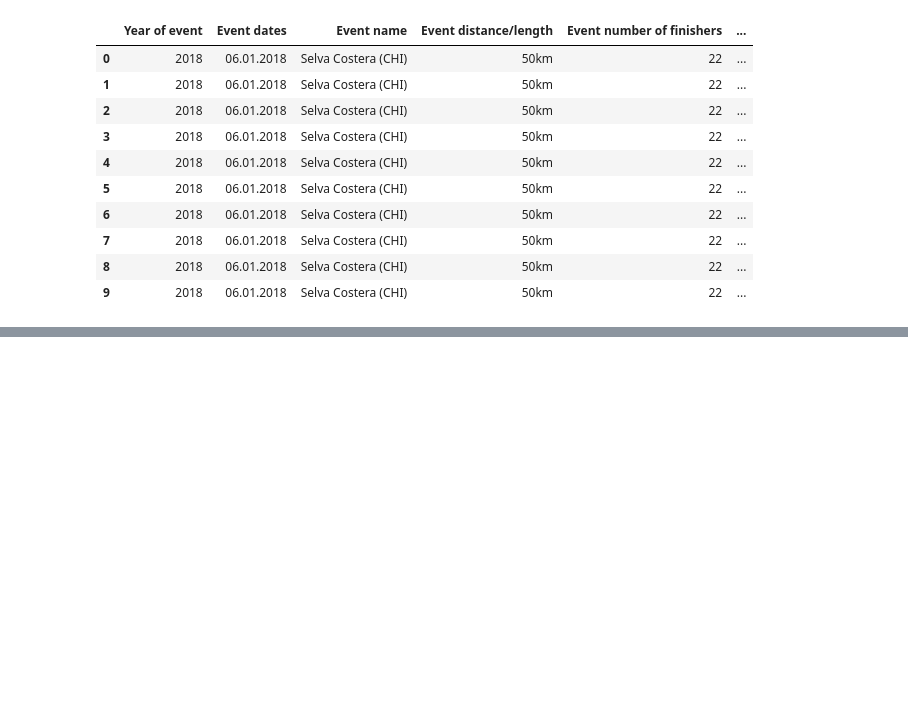
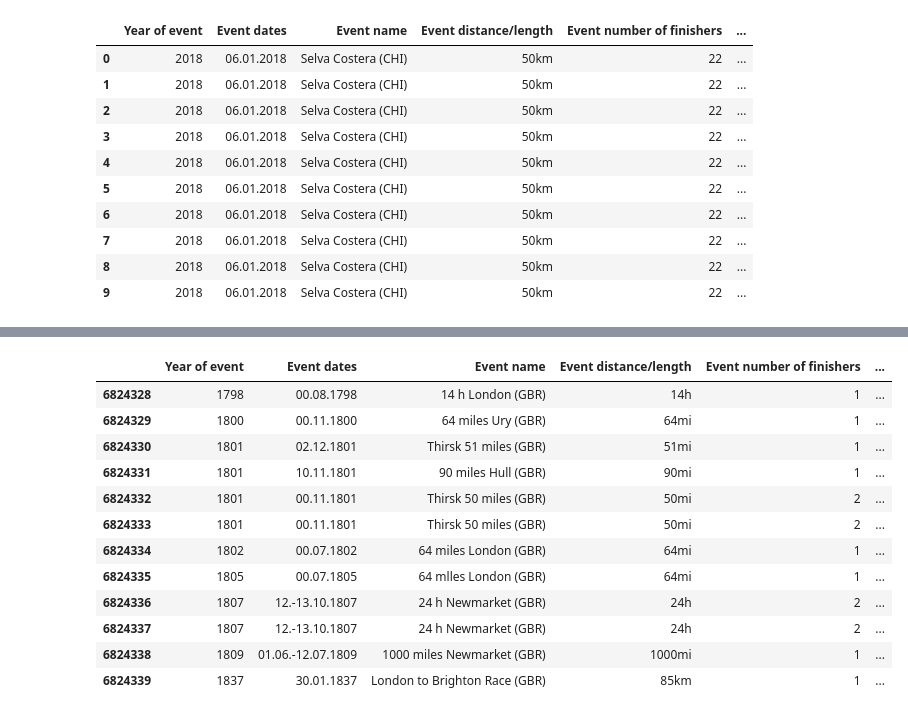
Before and after one commit to corpsedust/Python_Stuff, a Jupyter notebook: EDA_Project_1.ipynb, the cells around one changed output, grey strips where cells are left out. Drawn from its saved outputs; the diff is of its cells as text; code cells hidden in the pictures; blank space fills up the shorter version.

```diff
--- a/EDA_Project_1.ipynb
+++ b/EDA_Project_1.ipynb
@@ -23,0 +112,17 @@ df.head(10)
+# %%
+#just checking how many entries before 1850
+df[df["Year of event"] <= 1850]
+# %% [output]
+|  | Year of event | Event dates | Event name | Event distance/length | Event number of finishers | ... |
+| 6824328 | 1798 | 00.08.1798 | 14 h London (GBR) | 14h | 1 | ... |
+| 6824329 | 1800 | 00.11.1800 | 64 miles Ury (GBR) | 64mi | 1 | ... |
+| 6824330 | 1801 | 02.12.1801 | Thirsk 51 miles (GBR) | 51mi | 1 | ... |
+| 6824331 | 1801 | 10.11.1801 | 90 miles Hull (GBR) | 90mi | 1 | ... |
+| 6824332 | 1801 | 00.11.1801 | Thirsk 50 miles (GBR) | 50mi | 2 | ... |
+| 6824333 | 1801 | 00.11.1801 | Thirsk 50 miles (GBR) | 50mi | 2 | ... |
+| 6824334 | 1802 | 00.07.1802 | 64 miles London (GBR) | 64mi | 1 | ... |
+| 6824335 | 1805 | 00.07.1805 | 64 mlles London (GBR) | 64mi | 1 | ... |
+| 6824336 | 1807 | 12.-13.10.1807 | 24 h Newmarket (GBR) | 24h | 2 | ... |
+| 6824337 | 1807 | 12.-13.10.1807 | 24 h Newmarket (GBR) | 24h | 2 | ... |
+| 6824338 | 1809 | 01.06.-12.07.1809 | 1000 miles Newmarket (GBR) | 1000mi | 1 | ... |
+| 6824339 | 1837 | 30.01.1837 | London to Brighton Race (GBR) | 85km | 1 | ... |
```
Also changed, not shown: parts of 14 cells of this notebook.
